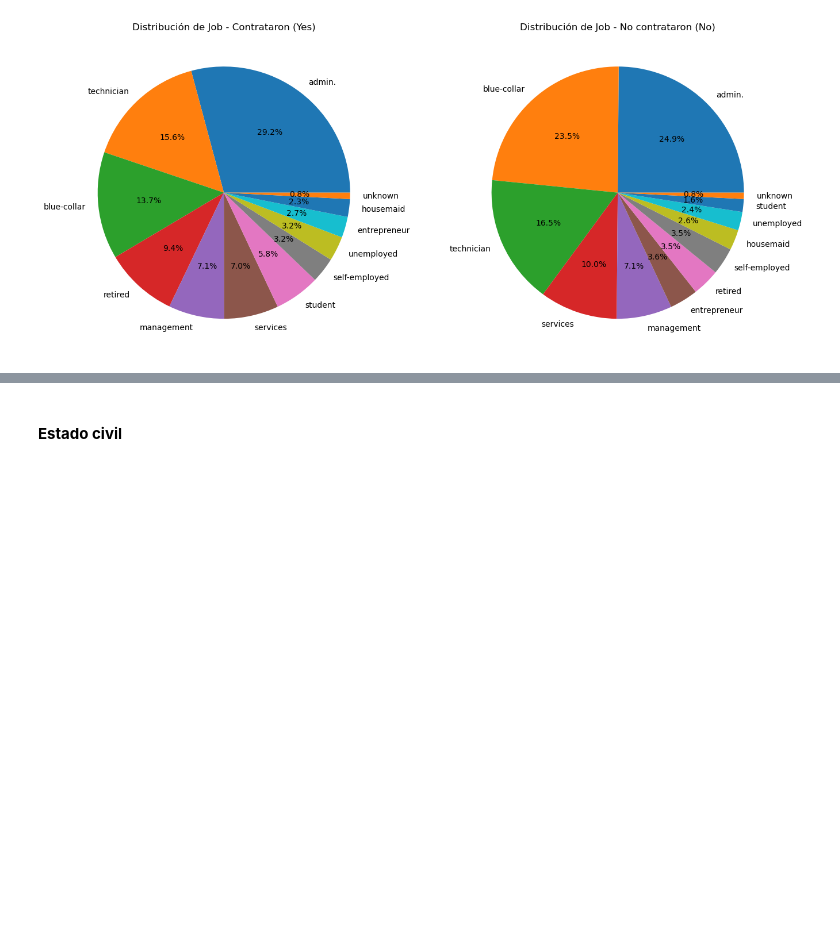
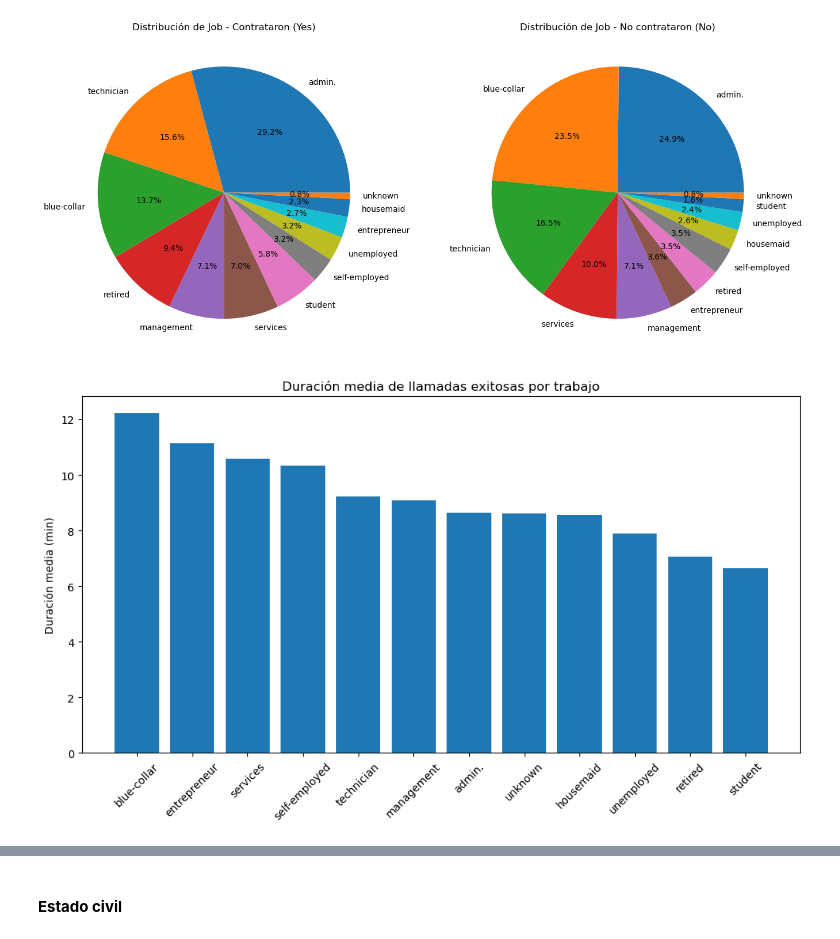
Before and after one commit to arnausans23/data-analytics-tfm, a Jupyter notebook: 1_analisis_datos_v2.ipynb, the cells around one changed output, grey strips where cells are left out. Drawn from its saved outputs; the diff is of its cells as text; code cells hidden in the pictures; blank space fills up the shorter version.

```diff
--- a/1_analisis_datos_v2.ipynb
+++ b/1_analisis_datos_v2.ipynb
@@ -700,3 +738,16 @@ plt.tight_layout()
 plt.show()
 # %% [output]
 [figure]
+# %%
+# Duración media por trabajo (solo yes)
+df_yes = df_clean[df_clean['result'] == 'yes']
+
+plt.figure(figsize=(12, 6))
+duration_job = df_yes.groupby('job')['duration'].mean().sort_values(ascending=False)
+plt.bar(duration_job.index, duration_job.values)
+plt.title('Duración media de llamadas exitosas por trabajo')
+plt.ylabel('Duración media (min)')
+plt.xticks(rotation=45)
+plt.show()
+# %% [output]
+[figure, added]
```
Also changed, not shown: parts of 15 cells of this notebook.
